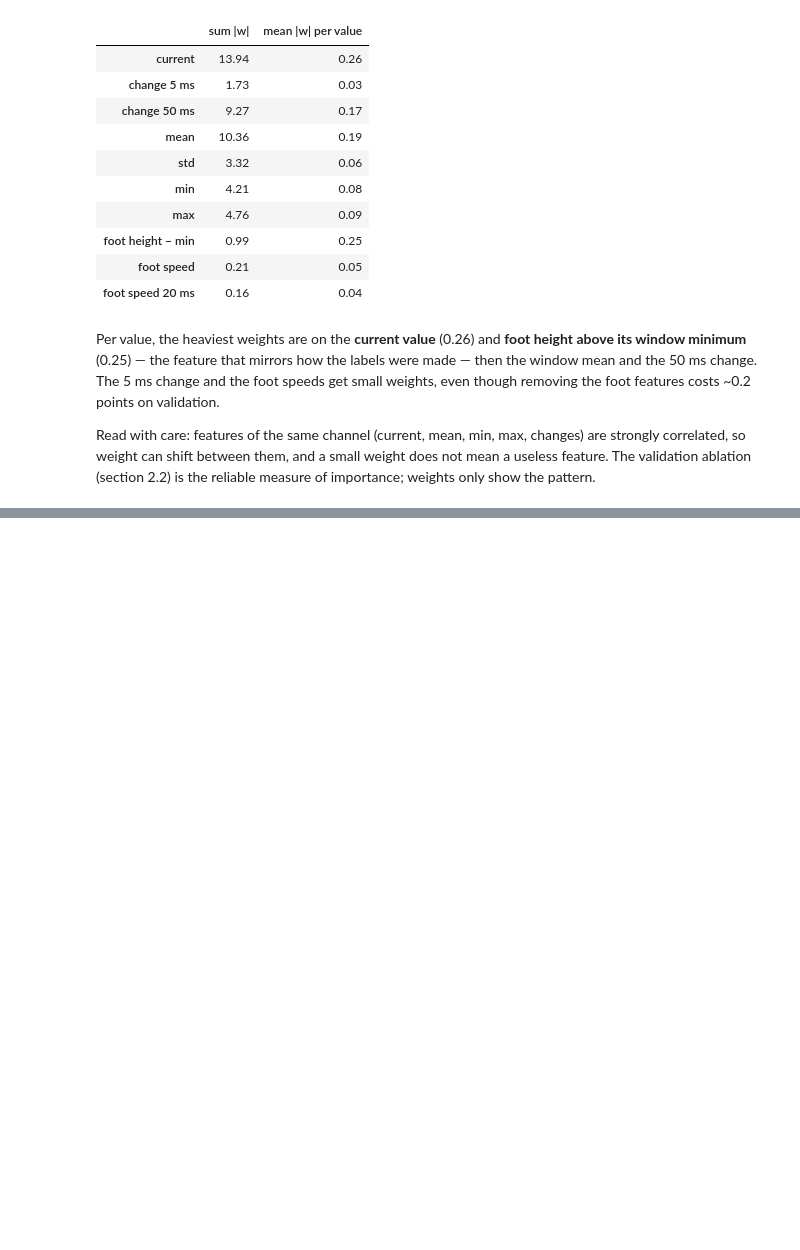
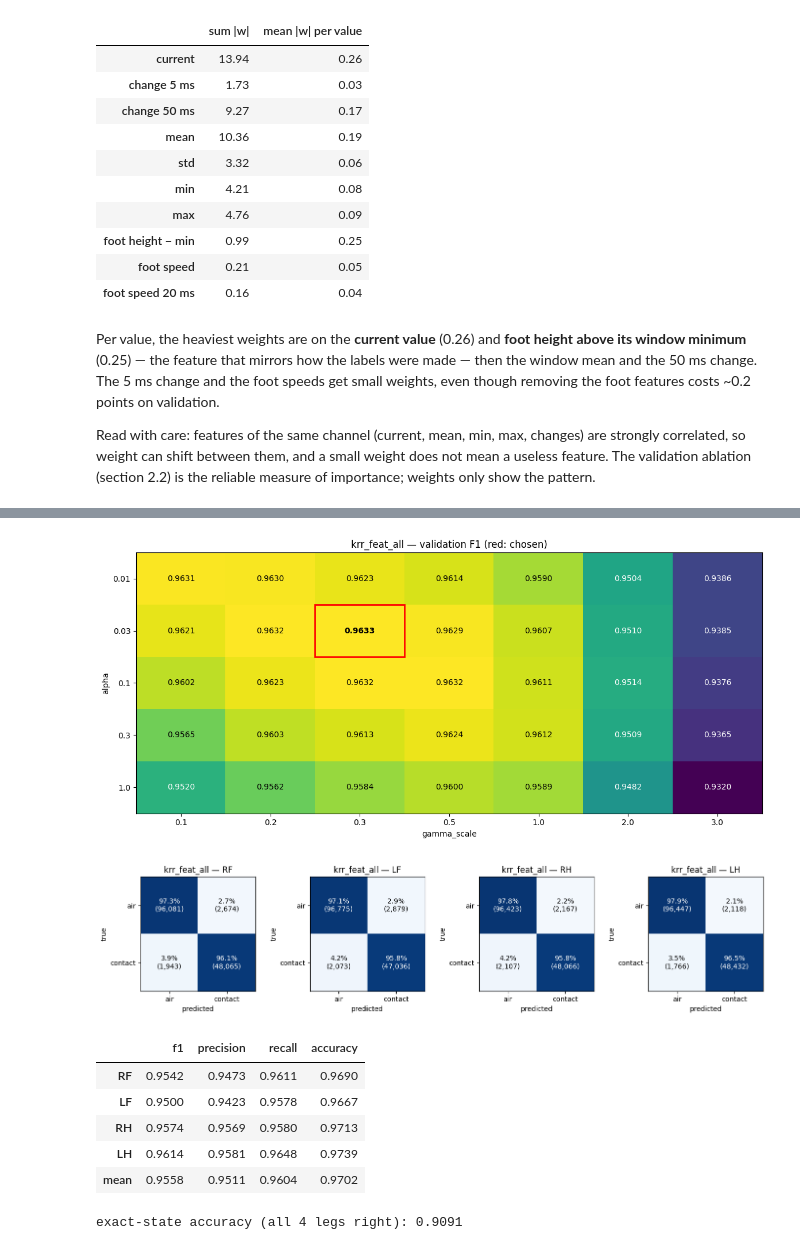
Before and after one commit to FilippoGorini/ML2_project, a Jupyter notebook: notebooks/02_results.ipynb, the cells around one changed output, grey strips where cells are left out. Saved outputs shown, nothing was run; the diff lists cells and outputs as text; code cells hidden in the pictures; blank space fills up the shorter version.

```diff
--- a/notebooks/02_results.ipynb
+++ b/notebooks/02_results.ipynb
@@ -425,0 +550,12 @@ weight can shift between them, and a small weight does not mean a useless featur
+# %%
+model_card("krr_feat_all")
+# %% [output]
+[figure, added]
+[figure, added]
+|  | f1 | precision | recall | accuracy |
+| RF | 0.9542 | 0.9473 | 0.9611 | 0.9690 |
+| LF | 0.9500 | 0.9423 | 0.9578 | 0.9667 |
+| RH | 0.9574 | 0.9569 | 0.9580 | 0.9713 |
+| LH | 0.9614 | 0.9581 | 0.9648 | 0.9739 |
+| mean | 0.9558 | 0.9511 | 0.9604 | 0.9702 |
+exact-state accuracy (all 4 legs right): 0.9091
```
Also changed, not shown: parts of 21 cells of this notebook, 4 other files.
